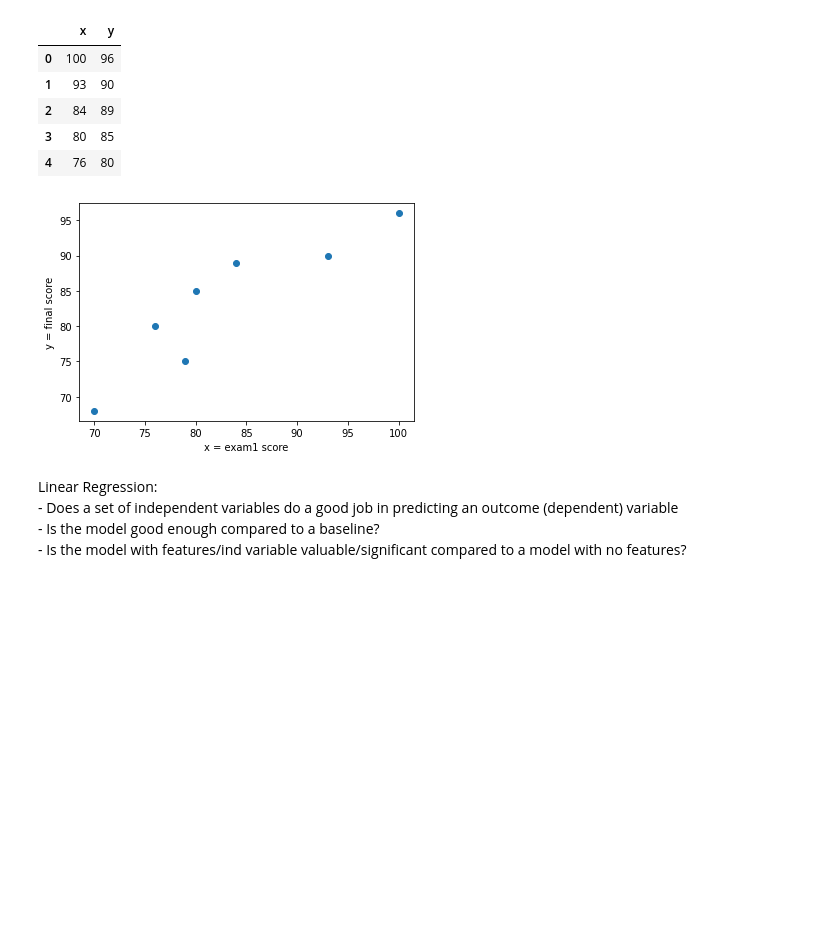
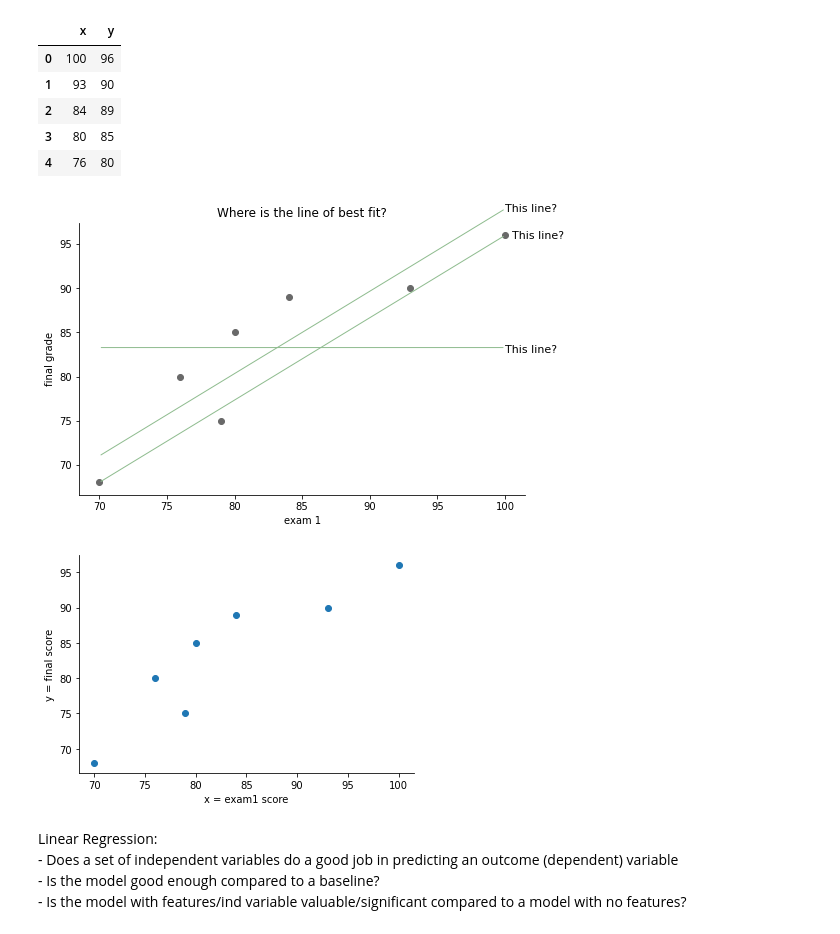
Before and after one commit to brianclements03/regression_exercises, a Jupyter notebook: regression_evaluation_lesson.ipynb, the cells around one changed output. Saved outputs shown, nothing was run; the diff lists cells and outputs as text; code cells hidden in the pictures; blank space fills up the shorter version.

```diff
--- a/regression_evaluation_lesson.ipynb
+++ b/regression_evaluation_lesson.ipynb
@@ -46,13 +46,22 @@ df.head()
 | 2 | 84 | 89 |
 | 3 | 80 | 85 |
 | 4 | 76 | 80 |
+# %%
+import viz
+import seaborn as sns
+import matplotlib.pyplot as plt
+
+plt.rc("axes.spines", top=False, right=False)
+viz.evaluation_example1(df, x, y)
+# %% [output]
+[figure, added]
 # %%
 # look at scatter of x vs y
 plt.scatter(df.x, df.y)
 plt.xlabel('x = exam1 score')
 plt.ylabel('y = final score');
 # %% [output]
-[figure, old version]
+[figure, new version]
 # %% [markdown]
 Linear Regression:
      - Does a set of independent variables do a good job in predicting an outcome (dependent) variable
```
Also changed, not shown: parts of 8 cells of this notebook, 2 other files.
